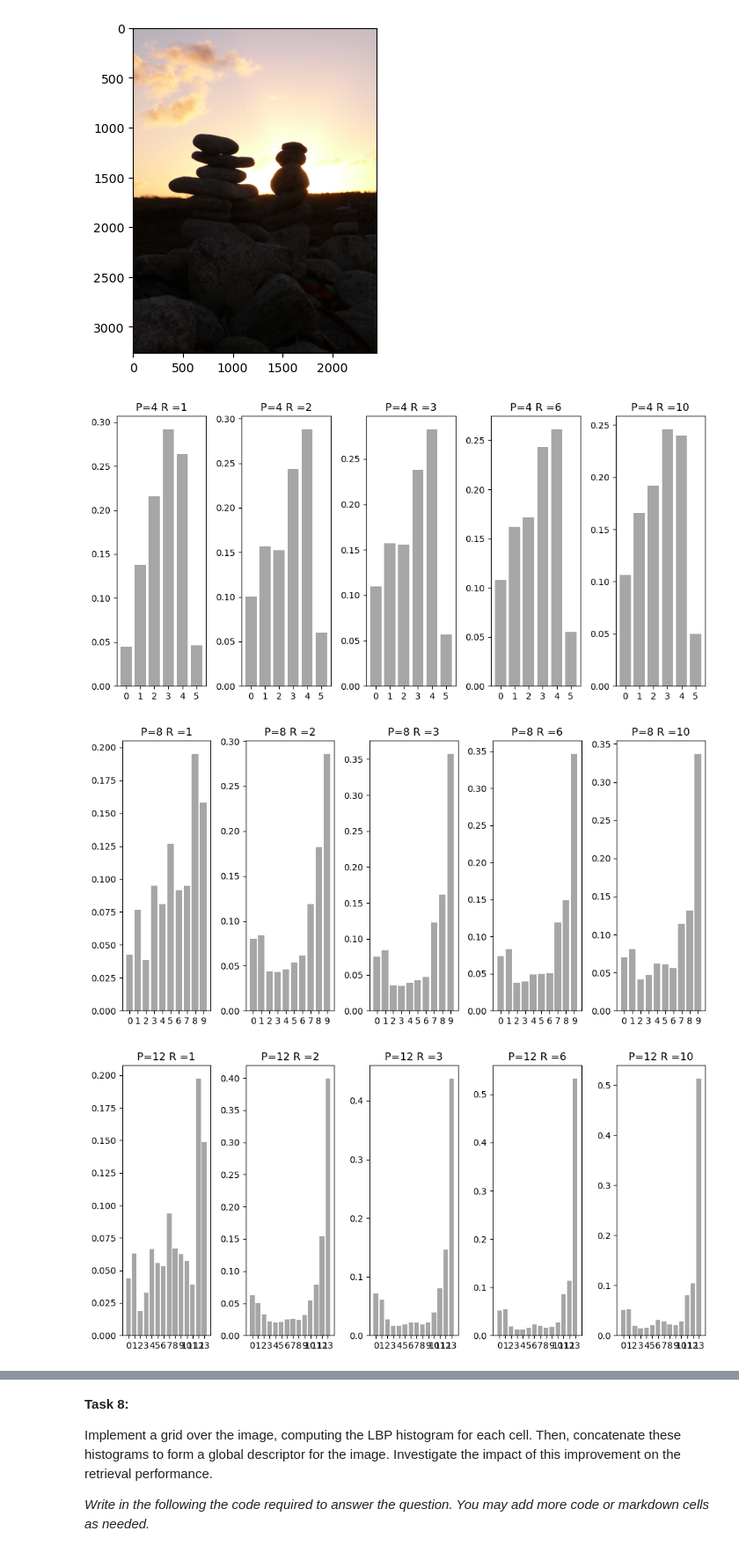
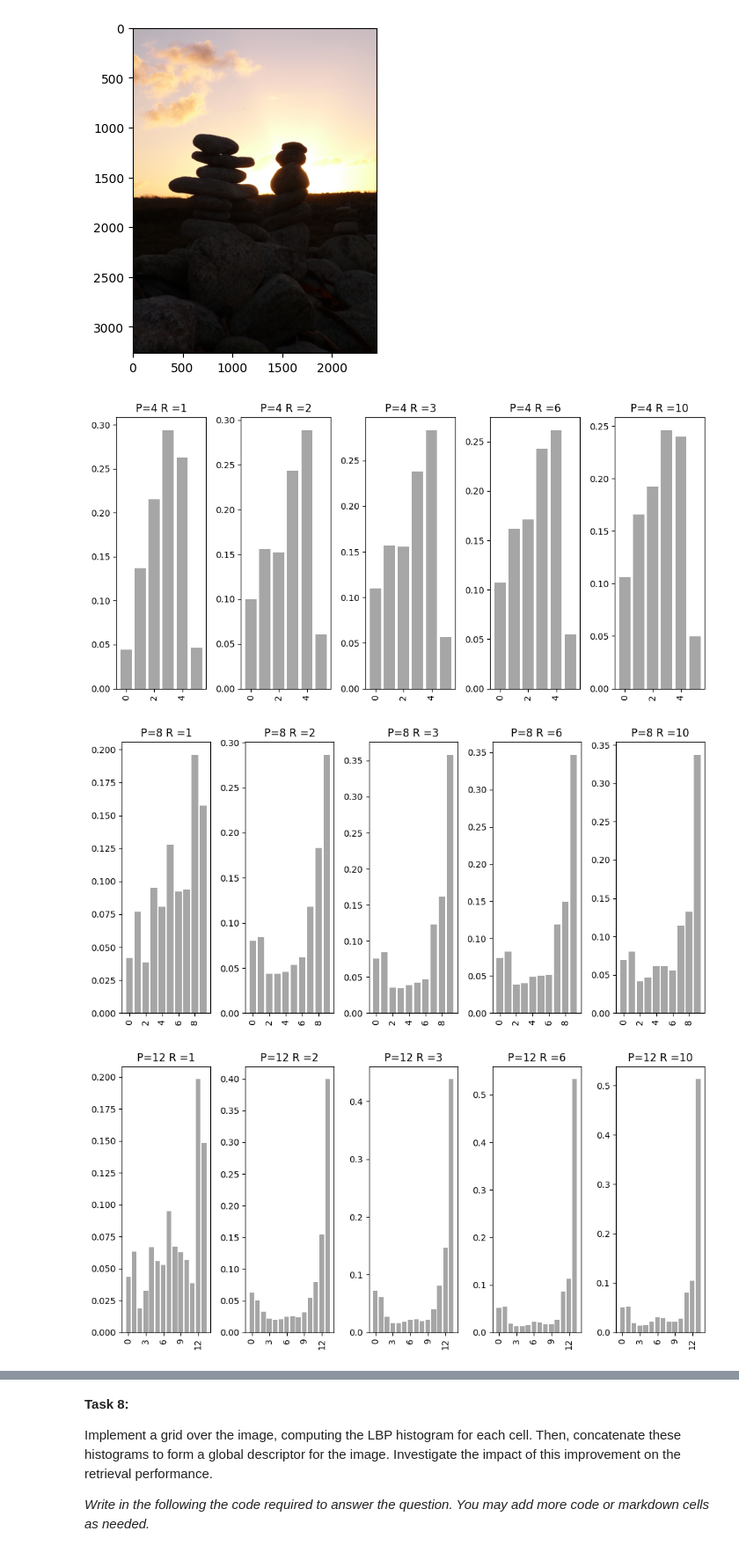
Before and after one commit to Frankwii/IIRBC_assignment1, a Jupyter notebook: 11762_Image_Description.ipynb, the cells around one changed output, grey strips where cells are left out. Shown at 88% size. Cells and saved outputs as stored; diff of their text form; code cells hidden in the pictures.

```diff
--- a/11762_Image_Description.ipynb
+++ b/11762_Image_Description.ipynb
@@ -356,5 +355,6 @@ for t in type:
         cbir = a1.GlobalCBIR(compute_1d_norm, bins_per_hist=8,type=t, norm=n)
         cbir.build_image_db(dataset.load_database_images())
         mAP_hist_1d  = cbir.compute_mAP(dataset)
-        print(f'Mean Average Precision (mAP) with images {t} and norm {n} : {mAP_hist_1d}')
+        print(f'Mean Average Precision (mAP) with channels {t} and norm {n} : {mAP_hist_1d}')
+        sys.stdout.flush() # Prints would get buggy, for some reason.
 # %% [output]
@@ -373,7 +370,7 @@ Mean Average Precision (mAP) with images LAB and norm MAN : 0.8177527151211361
 # %%
-fig, axes = plt.subplots(3, 4, figsize=(15, 12))
+fig, axes = plt.subplots(3, 3, figsize=(15, 12))
 type = ['RGB', 'HSV', 'LAB']
-norm = ['L1', 'L2', 'MAX','MAN']
+norm = ['L1', 'L2', 'MAX']
 for i,t in enumerate(type):
     for j,n in enumerate(norm):
         mAP_values = [0.0] * 9
@@ -391,7 +388,8 @@ for i,t in enumerate(type):
         axes[i,j].set_title(f"{t} and {n}")
         axes[i,j].set_xticks(list(range(9)), labels = [2**k for k in range(9)])
         optimal_k = np.argmax(mAP_values)
-        print(f"The optimal number of bins is {2**optimal_k}, for type {t} and normalization {n}, with a mAP of {mAP_values[optimal_k]}")
+        print(f"The optimal number of bins is {2**optimal_k}, for channels {t} and normalization {n}, with a mAP of {mAP_values[optimal_k]}")
+        sys.stdout.flush() # Prints would get buggy, for some reason.
 plt.tight_layout()
 plt.show()
 # %% [output]
@@ -458,5 +453,6 @@ for t in type:
         cbir = a1.GlobalCBIR(compute_2d_norm, bins_per_hist=8,type=t, norm=n)
         cbir.build_image_db(dataset.load_database_images())
         mAP_hist_2d  = cbir.compute_mAP(dataset)
-        print(f'Mean Average Precision (mAP) with images {t} and norm {n} : {mAP_hist_2d}')
+        print(f'Mean Average Precision (mAP) with channels {t} and norm {n} : {mAP_hist_2d}')
+        sys.stdout.flush() # Prints would get buggy, for some reason.
 # %% [output]
@@ -475,7 +473,7 @@ Mean Average Precision (mAP) with images LAB and norm MAN : 0.8180451127819548
 # %%
 fig, axes = plt.subplots(3, 4, figsize=(15, 12))
 type = ['RGB', 'HSV', 'LAB']
-norm = ['L1', 'L2', 'MAX','MAN']
+norm = ['L1', 'L2', 'MAX','SUM']
 for i,t in enumerate(type):
     for j,n in enumerate(norm):
         mAP_values = [0.0] * 9
@@ -493,7 +491,8 @@ for i,t in enumerate(type):
         axes[i,j].set_title(f"{t} and {n}")
         axes[i,j].set_xticks(list(range(9)), labels = [2**k for k in range(9)])
         optimal_k = np.argmax(mAP_values)
-        print(f"The optimal number of bins is {2**optimal_k}, for type {t} and normalization {n}, with a mAP of {mAP_values[optimal_k]}")
+        print(f"The optimal number of bins is {2**optimal_k}, for channels {t} and normalization {n}, with a mAP of {mAP_values[optimal_k]}")
+        sys.stdout.flush() # Prints would get buggy, for some reason.
 plt.tight_layout()
 plt.show()
 # %% [output]
@@ -552,17 +549,19 @@ plt.show()
 # %%
 p_neighbors =[4,8,12,16,24]
 radiuses =[1,2,3,6,10]
 for x,p in enumerate(p_neighbors):
     fig, axes = plt.subplots(1, 5, figsize=(10, 5))
     for y,r in enumerate(radiuses):
         h = a1.compute_lbp_descriptor(image, p, r)
         ax_hist = axes[y]
         ax_hist.bar(range(len(h)), h, color='gray', alpha=0.7)
         ax_hist.set_title(f'P={p} R ={r}')
-        ax_hist.set_xticks(np.arange(p + 2))
+        skip = int(p**(1/2))
+        ax_hist.set_xticks(range(0, p + 2, skip))
+        ax_hist.set_xticklabels(np.arange(0, p + 2, skip), rotation=90)
     plt.tight_layout()
     plt.show()
 # %% [output]
-[figure, old version]
+[figure, new version]
-[figure, old version]
+[figure, new version]
-[figure, old version]
+[figure, new version]
```
Also changed, not shown: parts of 13 cells of this notebook, 1 other file.
